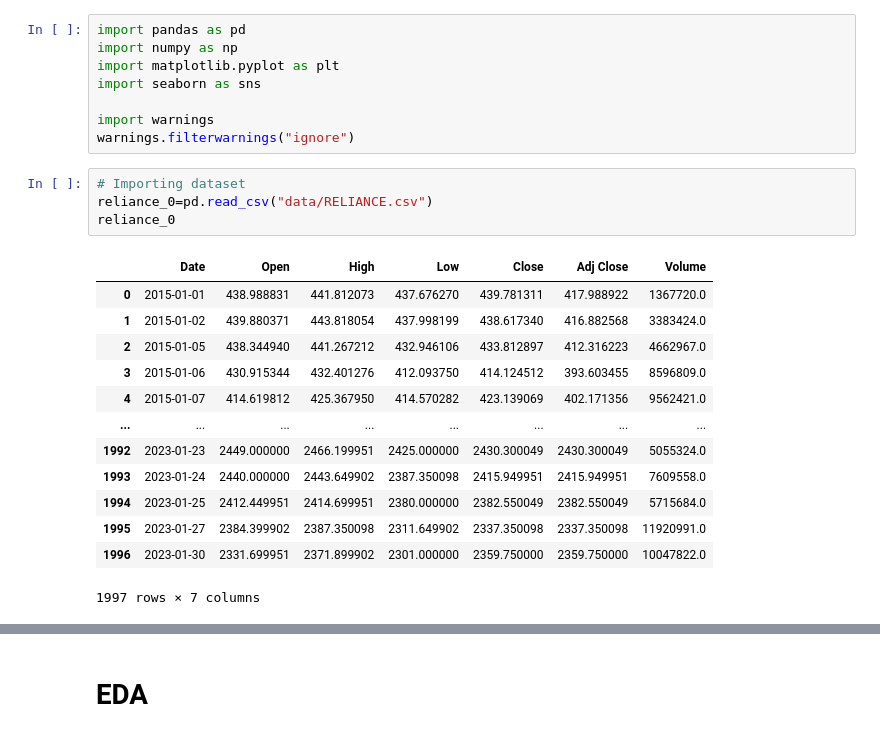
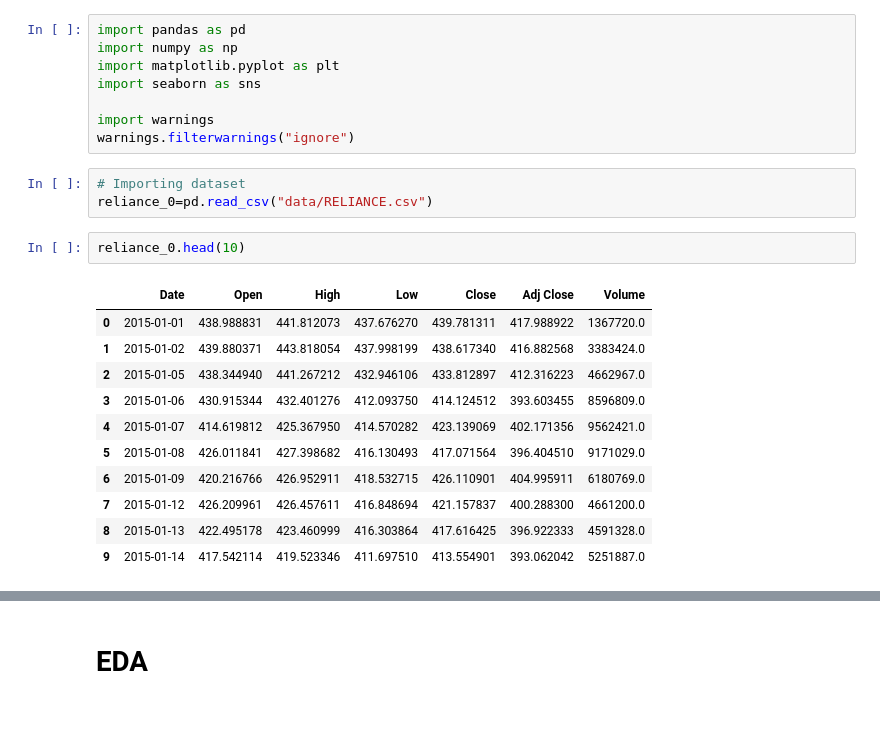
Before and after one commit to blackant666/Reliance-Stock-Market-Prediction, a Jupyter notebook: Reliance Stock Market Prediction.ipynb, the cells around one changed output, grey strips where cells are left out. Cells and saved outputs as stored; diff of their text form.

```diff
--- a/Reliance Stock Market Prediction.ipynb
+++ b/Reliance Stock Market Prediction.ipynb
@@ -50,18 +50,17 @@ warnings.filterwarnings("ignore")
 # %%
 # Importing dataset
 reliance_0=pd.read_csv("data/RELIANCE.csv")
-reliance_0
-# %% [output]
-|  | Date | Open | High | Low | Close | Adj Close | Volume |
-| 0 | 2015-01-01 | 438.988831 | 441.812073 | 437.676270 | 439.781311 | 417.988922 | 1367720.0 |
-| 1 | 2015-01-02 | 439.880371 | 443.818054 | 437.998199 | 438.617340 | 416.882568 | 3383424.0 |
-| 2 | 2015-01-05 | 438.344940 | 441.267212 | 432.946106 | 433.812897 | 412.316223 | 4662967.0 |
-| 3 | 2015-01-06 | 430.915344 | 432.401276 | 412.093750 | 414.124512 | 393.603455 | 8596809.0 |
-| 4 | 2015-01-07 | 414.619812 | 425.367950 | 414.570282 | 423.139069 | 402.171356 | 9562421.0 |
-| ... | ... | ... | ... | ... | ... | ... | ... |
-| 1992 | 2023-01-23 | 2449.000000 | 2466.199951 | 2425.000000 | 2430.300049 | 2430.300049 | 5055324.0 |
-| 1993 | 2023-01-24 | 2440.000000 | 2443.649902 | 2387.350098 | 2415.949951 | 2415.949951 | 7609558.0 |
-| 1994 | 2023-01-25 | 2412.449951 | 2414.699951 | 2380.000000 | 2382.550049 | 2382.550049 | 5715684.0 |
-| 1995 | 2023-01-27 | 2384.399902 | 2387.350098 | 2311.649902 | 2337.350098 | 2337.350098 | 11920991.0 |
-| 1996 | 2023-01-30 | 2331.699951 | 2371.899902 | 2301.000000 | 2359.750000 | 2359.750000 | 10047822.0 |
-1997 rows × 7 columns
+# %%
+reliance_0.head(10)
+# %% [output]
+|  | Date | Open | High | Low | Close | Adj Close | Volume |
+| 0 | 2015-01-01 | 438.988831 | 441.812073 | 437.676270 | 439.781311 | 417.988922 | 1367720.0 |
+| 1 | 2015-01-02 | 439.880371 | 443.818054 | 437.998199 | 438.617340 | 416.882568 | 3383424.0 |
+| 2 | 2015-01-05 | 438.344940 | 441.267212 | 432.946106 | 433.812897 | 412.316223 | 4662967.0 |
+| 3 | 2015-01-06 | 430.915344 | 432.401276 | 412.093750 | 414.124512 | 393.603455 | 8596809.0 |
+| 4 | 2015-01-07 | 414.619812 | 425.367950 | 414.570282 | 423.139069 | 402.171356 | 9562421.0 |
+| 5 | 2015-01-08 | 426.011841 | 427.398682 | 416.130493 | 417.071564 | 396.404510 | 9171029.0 |
+| 6 | 2015-01-09 | 420.216766 | 426.952911 | 418.532715 | 426.110901 | 404.995911 | 6180769.0 |
+| 7 | 2015-01-12 | 426.209961 | 426.457611 | 416.848694 | 421.157837 | 400.288300 | 4661200.0 |
+| 8 | 2015-01-13 | 422.495178 | 423.460999 | 416.303864 | 417.616425 | 396.922333 | 4591328.0 |
+| 9 | 2015-01-14 | 417.542114 | 419.523346 | 411.697510 | 413.554901 | 393.062042 | 5251887.0 |
```
Also changed, not shown: parts of 1 cell of this notebook.
